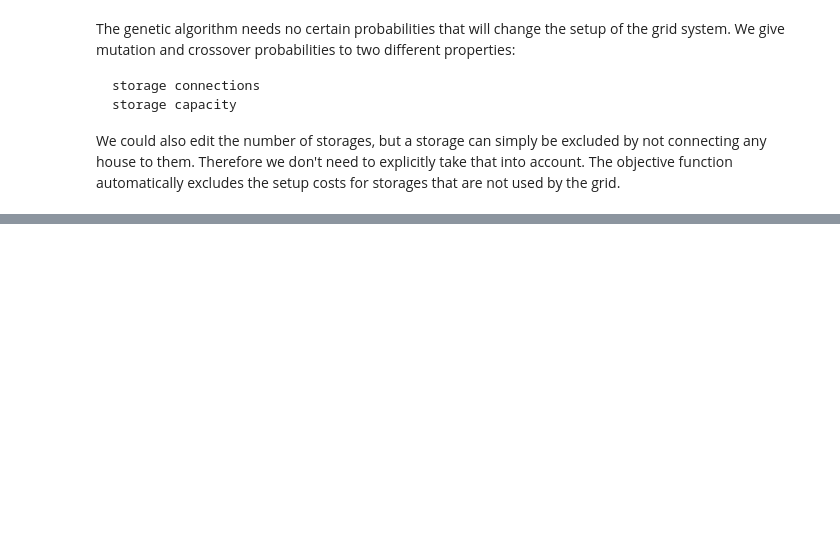
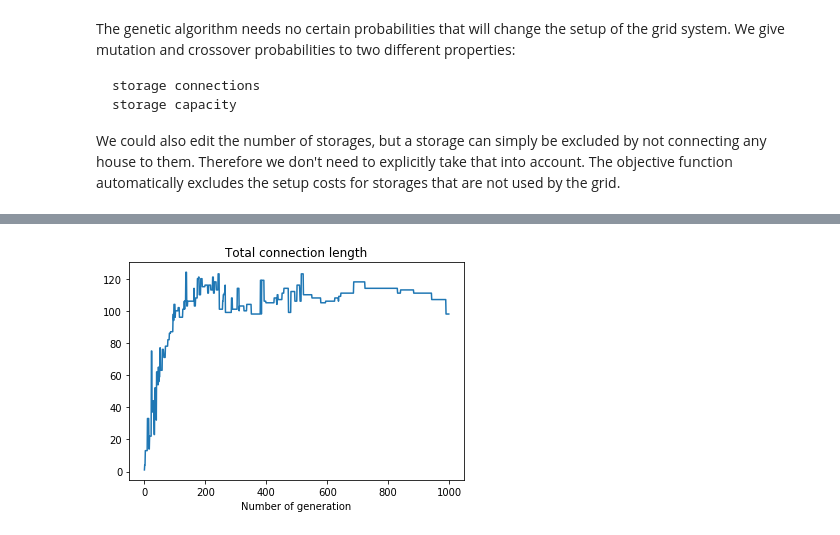
Before and after one commit to christian512/powergrid_neighbors, a Jupyter notebook: strategy2_storage_optimization.ipynb, the cells around one changed output, grey strips where cells are left out. Cells and saved outputs as stored; diff of their text form; code cells hidden in the pictures; blank space fills up the shorter version.

Commit message:
New plots

```diff
--- a/strategy2_storage_optimization.ipynb
+++ b/strategy2_storage_optimization.ipynb
@@ -135,12 +135,12 @@ The optimal solution might exist some where in between of these two boundary cas
 # %%
 # Initial population should be made up of how many percent of each individual
 percentages = {"random" : 0,
-               "all_storages" : 0.3,
-               "one_storage" : 0.7,
+               "all_storages" : 1,
+               "one_storage" : 0,
                "no_storage" : 0
 }
 assert sum(percentages.values()) == 1, 'percentages should sum to one'
-population_size = 1000
+population_size = 50
 population = []
 # Random individuals
 for i in range(int(percentages["random"]*population_size)):
@@ -182,19 +182,20 @@ We could also edit the number of storages, but a storage can simply be excluded
 # Probabilities
 prob_mut_connection = 0.25
 prob_mut_capacity = 0.25
-prob_cross_connection = 0.25
-prob_cross_capacity = 0.25
-perc_clone_best = 0.1
+prob_cross_connection = 0
+prob_cross_capacity = 0
+perc_clone_best = 0
 
 # possible capacities
 possible_caps = np.linspace(0,5,20)
 
 # Other properties of the GA
-num_generations = 30
+num_generations = 1000
 
-# Mean and min
+# Mean, min and total number of connections
 mean_costs = np.zeros(num_generations)
 min_costs = np.zeros(num_generations)
+total_connections = np.zeros(num_generations)
 # Progressbar print
 print('|{}|'.format(' ' * (num_generations - 2)))
 # Loop through generations
@@ -218,7 +219,8 @@ for i in range(num_generations):
     idx2 = random.sample(list(np.arange(population_size)),int(prob_cross_connection/2*population_size))
     for j,k in zip(idx1,idx2):
         g_copy = population[j].get_copy()
-        g_copy2 = g_copy.crossover(population[k],storage_connection=True)
+        g_copy2 = population[k].get_copy()
+        g_copy2 = g_copy.crossover(g_copy2,storage_connection=True)
         population.append(g_copy)
         population.append(g_copy2)
     # Create crossovers for capacity
@@ -249,8 +251,10 @@ for i in range(num_generations):
     for index in sorted(del_idx, reverse=True):
         del population[index]
     # Remove their costs from the population costs
-    costs_population = costs_population[sort_idx[:population_size]]
+    costs_population = np.delete(costs_population,del_idx)
+
 
     mean_costs[i] = np.mean(costs_population)
     min_costs[i] = np.min(costs_population)
+    total_connections[i] = population[np.argmin(costs_population)].get_total_distance()
 # %% [output]
@@ -270,0 +315,8 @@ population[np.argmin(costs_population)].print()
+# %%
+plt.plot(total_connections)
+plt.xlabel('Number of generation')
+plt.title('Total connection length')
+plt.savefig('plots/genetic_optimization_distance.png',dpi=200)
+plt.show()
+# %% [output]
+[figure, added]
```
Also changed, not shown: parts of 9 cells of this notebook, 2 other files.
